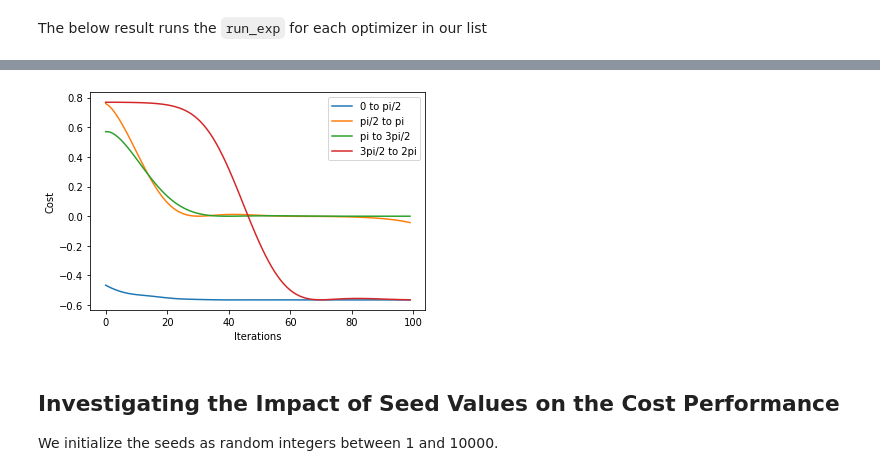
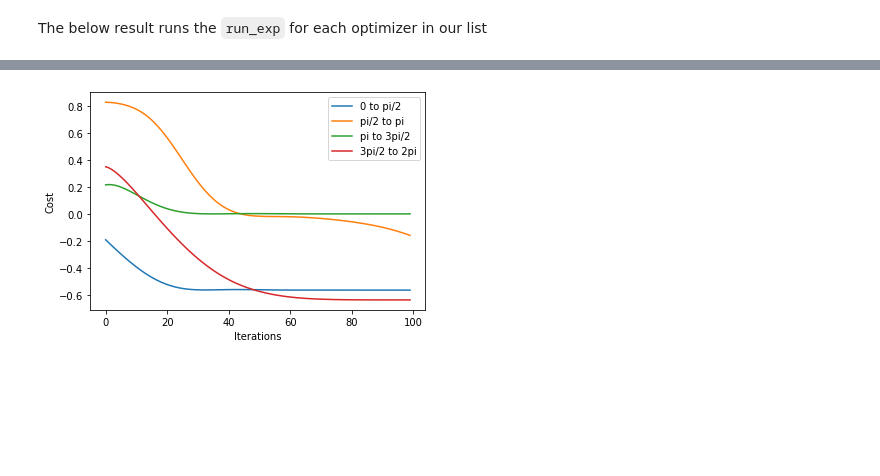
Before and after one commit to AgnostiqHQ/tutorials_covalent_rpi_2022, a Jupyter notebook: qaoa.ipynb, the cells around one changed output, grey strips where cells are left out. Cells and saved outputs as stored; diff of their text form; code cells hidden in the pictures; blank space fills up the shorter version.

```diff
--- a/qaoa.ipynb
+++ b/qaoa.ipynb
@@ -100,0 +107,18 @@ print(cost_h, mixer_h)
+# %%
+cost_h, mixer_h = qaoa.min_vertex_cover(graph, constrained=False)
+qubits = 4
+qaoa.cost_layer(0, cost_h)
+qaoa.mixer_layer(0, mixer_h)
+
+dev = qml.device("lightning.qubit", wires=qubits)
+@qml.qnode(dev)
+def example_circuit():
+    qml.Hadamard(wires=0)
+    qml.Hadamard(wires=1)
+    qml.Hadamard(wires=2)
+    qml.Hadamard(wires=3)
+    qaoa.cost_layer(0, cost_h)
+    #qaoa.mixer_layer(0, mixer_h)
+    return qml.expval(cost_h)
+
+print(qml.draw(example_circuit)())
@@ -172,7 +201,7 @@ Running this lattice makes the most sense if you're uninterested in saving your
 As the number of iterations in `optimize_electron` increases, the runtime will get long, so this particular electron is sent to a remote device for faster computation.
 # %%
 @ct.lattice#(executor=dask)
-def run_exp(p=1,qubits=2,prob=0.3,seed=[1], optimizers=[qml.GradientDescentOptimizer()],iterations=10):
+def run_exp(p=1,qubits=2,prob=0.3, optimizers=[qml.GradientDescentOptimizer()],iterations=10):
     compare_optimizers=[]
     tmp=[]
     cost_function,init_angles=initialize_parameters(p=p,qubits=qubits,prob=prob)
@@ -187,7 +216,7 @@ ___
 
 Since we've imported `covalent` as `ct`, we can use the dispatch syntax in order to dispatch our workflow. We have already specified the electrons to be sent to the SLURM executor in the electron decorators, so there is no need to specify a device when dispatching the workflow.
 # %%
-id=ct.dispatch(run_exp)(p=1,qubits=2,prob=0.3,seed=[1], optimizers=[qml.GradientDescentOptimizer()],iterations=100)
+id=ct.dispatch(run_exp)(p=1,qubits=2,prob=0.3, optimizers=[qml.GradientDescentOptimizer()],iterations=100)
 # %% [markdown]
 We can see our results below - we retrieve our results using the `ct.get_result` method, specifying the dispatch id set above and letting wait=True to wait for the workflow to finish. The `run_exp` workflow is set up to take a list of optimizers and compute the mean loss value, but when we dispatched our workflow we only included the Pennylane GradientDescentOptimizer.
 
@@ -334,25 +331,22 @@ def mean_min_max(array):
 # %%
 @ct.lattice#(executor=dask)
-def run_exp(p=1,qubits=2,prob=0.3,seed=[1], optimizers=[qml.GradientDescentOptimizer()],iterations=10,limits = [[0,2*np.pi]]):
+def run_exp(p=1,qubits=2,prob=0.3, optimizers=[qml.GradientDescentOptimizer()],iterations=10,limits = [[0,2*np.pi]]):
     compare_optimizers=[]
-    for s in seed:
-        tmp=[]
-        for lower_l,higher_l in limits:
-
-            graph, cost_function,init_angles=initialize_parameters(p=p,qubits=qubits,prob=prob,seed=s,lower_l = lower_l,higher_l=higher_l)
-            for optimizer in optimizers:
-
-                loss_history=optimize_electron(cost_function=cost_function,init_angles=init_angles,optimizer=optimizer,iterations=iterations)
-                tmp.append(loss_history)
-        compare_optimizers.append(tmp)
-    return mean_min_max(compare_optimizers)
+    tmp=[]
+    for lower_l,higher_l in limits:
+        cost_function,init_angles=initialize_parameters(p=p,qubits=qubits,prob=prob, lower_l = lower_l,higher_l=higher_l)
+        for optimizer in optimizers:
+            loss_history=optimize_electron(cost_function=cost_function,init_angles=init_angles,optimizer=optimizer,iterations=iterations)
+            tmp.append(loss_history)
+    compare_optimizers.append(tmp)
+    return compare_optimizers
 # %%
 limits = [[0,np.pi/2],[np.pi/2,np.pi],[np.pi,np.pi*1.5],[np.pi*1.5,2*np.pi]]
 optimizers = [qml.AdamOptimizer()]
 
 labels = ['0 to pi/2','pi/2 to pi','pi to 3pi/2','3pi/2 to 2pi']
 
-local_result = run_exp(p=1,qubits=2,prob=1.2,seed=[1], optimizers=optimizers,iterations=100,limits=limits)
+local_result = run_exp(p=1,qubits=2,prob=1.2, optimizers=optimizers,iterations=100,limits=limits)
 
 for i in range(len(local_result[0])):
     plt.plot(np.array(local_result[0][i]).T, label=labels[i])
@@ -365,6 +359,2 @@ distributed.utils_perf - WARNING - full garbage collections took 15% CPU time re
 distributed.utils_perf - WARNING - full garbage collections took 13% CPU time recently (threshold: 10%)
-[figure, old version]
+[figure, new version]
-# %% [markdown]
-## Investigating the Impact of Seed Values on the Cost Performance
-
-We initialize the seeds as random integers between 1 and 10000.
```
Also changed, not shown: parts of 23 cells of this notebook.
